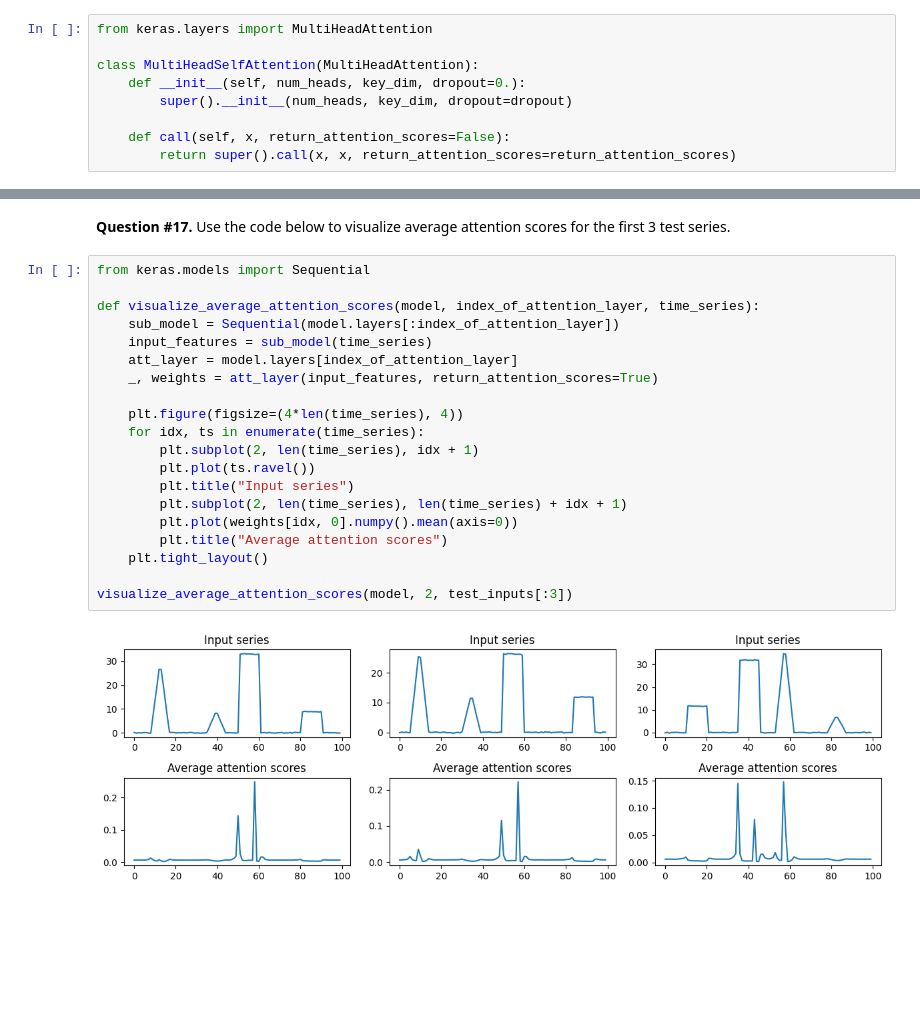
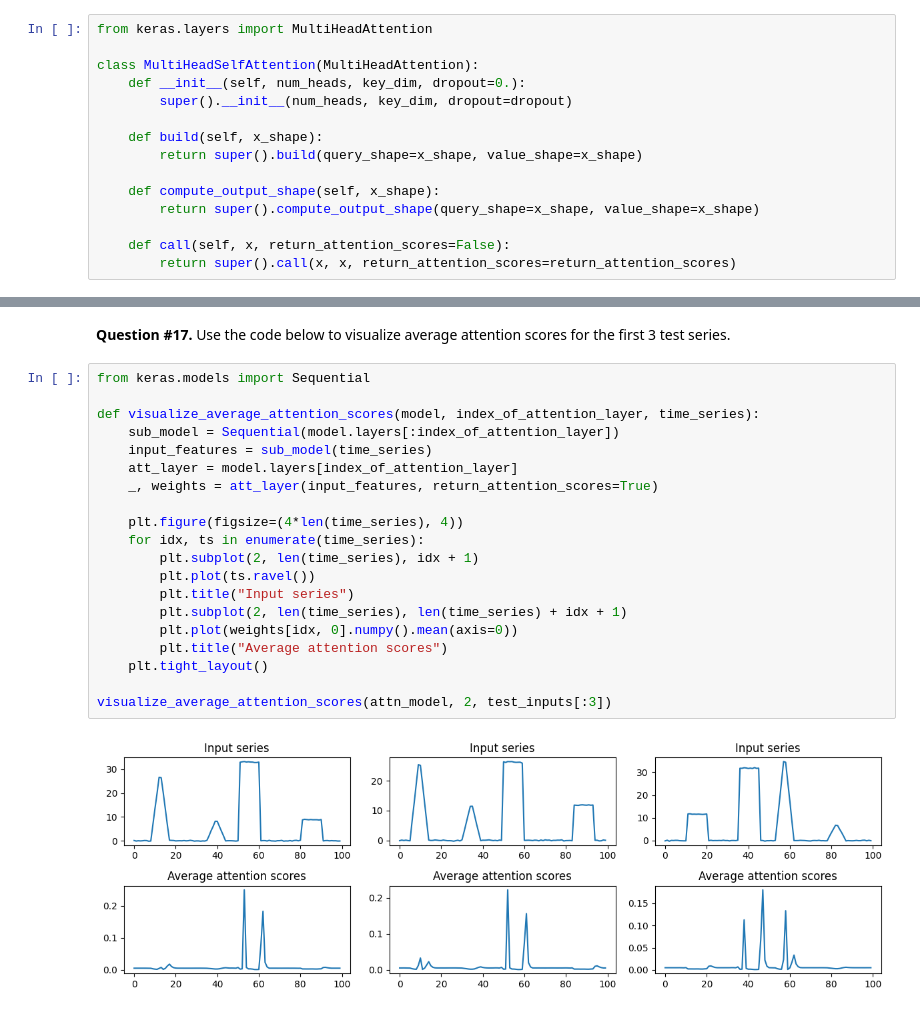
Before and after one commit to rtavenar/deep-notebooks, a Jupyter notebook: Sequences_corr.ipynb, the cells around one changed output, grey strips where cells are left out. Saved outputs shown, nothing was run; the diff lists cells and outputs as text; blank space fills up the shorter version.

```diff
--- a/Sequences_corr.ipynb
+++ b/Sequences_corr.ipynb
@@ -485,6 +506,12 @@ class MultiHeadSelfAttention(MultiHeadAttention):
     def __init__(self, num_heads, key_dim, dropout=0.):
         super().__init__(num_heads, key_dim, dropout=dropout)
 
+    def build(self, x_shape):
+        return super().build(query_shape=x_shape, value_shape=x_shape)
+
+    def compute_output_shape(self, x_shape):
+        return super().compute_output_shape(query_shape=x_shape, value_shape=x_shape)
+
     def call(self, x, return_attention_scores=False):
         return super().call(x, x, return_attention_scores=return_attention_scores)
 # %%
@@ -540,22 +568,22 @@ for i in range(6):
 # %%
 from keras.models import Sequential
 
 def visualize_average_attention_scores(model, index_of_attention_layer, time_series):
     sub_model = Sequential(model.layers[:index_of_attention_layer])
     input_features = sub_model(time_series)
     att_layer = model.layers[index_of_attention_layer]
     _, weights = att_layer(input_features, return_attention_scores=True)
 
     plt.figure(figsize=(4*len(time_series), 4))
     for idx, ts in enumerate(time_series):
         plt.subplot(2, len(time_series), idx + 1)
         plt.plot(ts.ravel())
         plt.title("Input series")
         plt.subplot(2, len(time_series), len(time_series) + idx + 1)
         plt.plot(weights[idx, 0].numpy().mean(axis=0))
         plt.title("Average attention scores")
     plt.tight_layout()
 
-visualize_average_attention_scores(model, 2, test_inputs[:3])
+visualize_average_attention_scores(attn_model, 2, test_inputs[:3])
 # %% [output]
-[figure, old version]
+[figure, new version]
```
Also changed, not shown: parts of 14 cells of this notebook, 2 other files.
